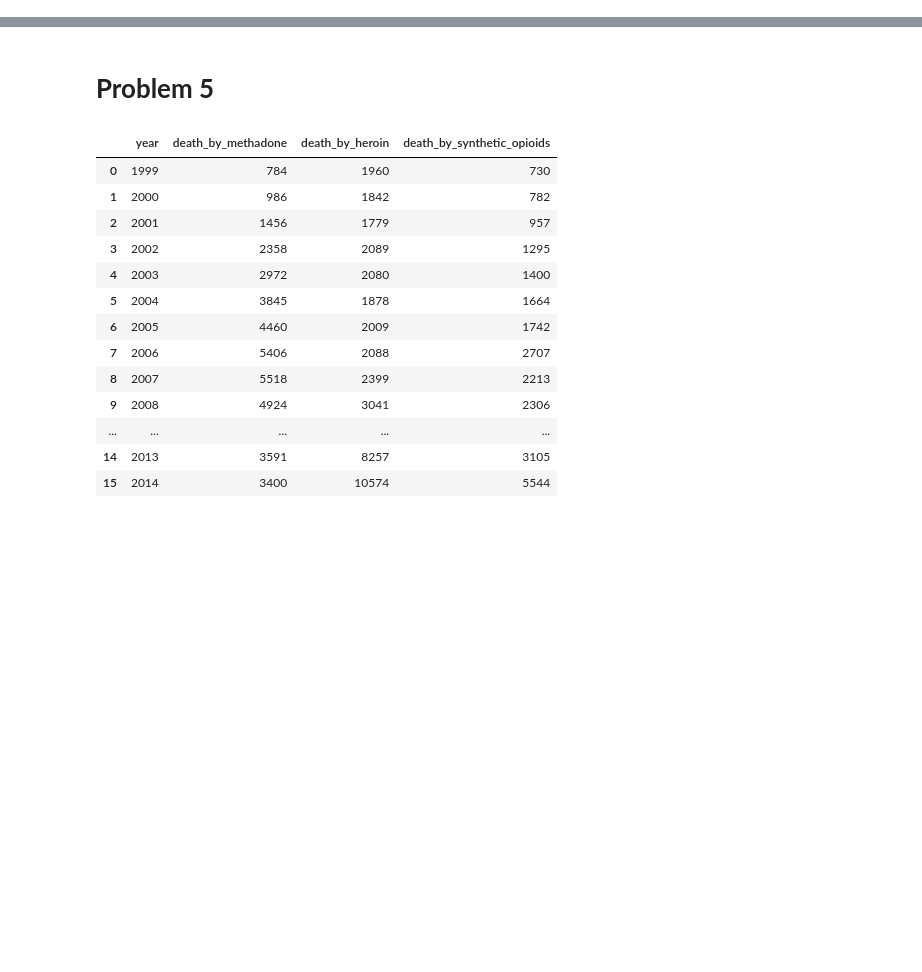
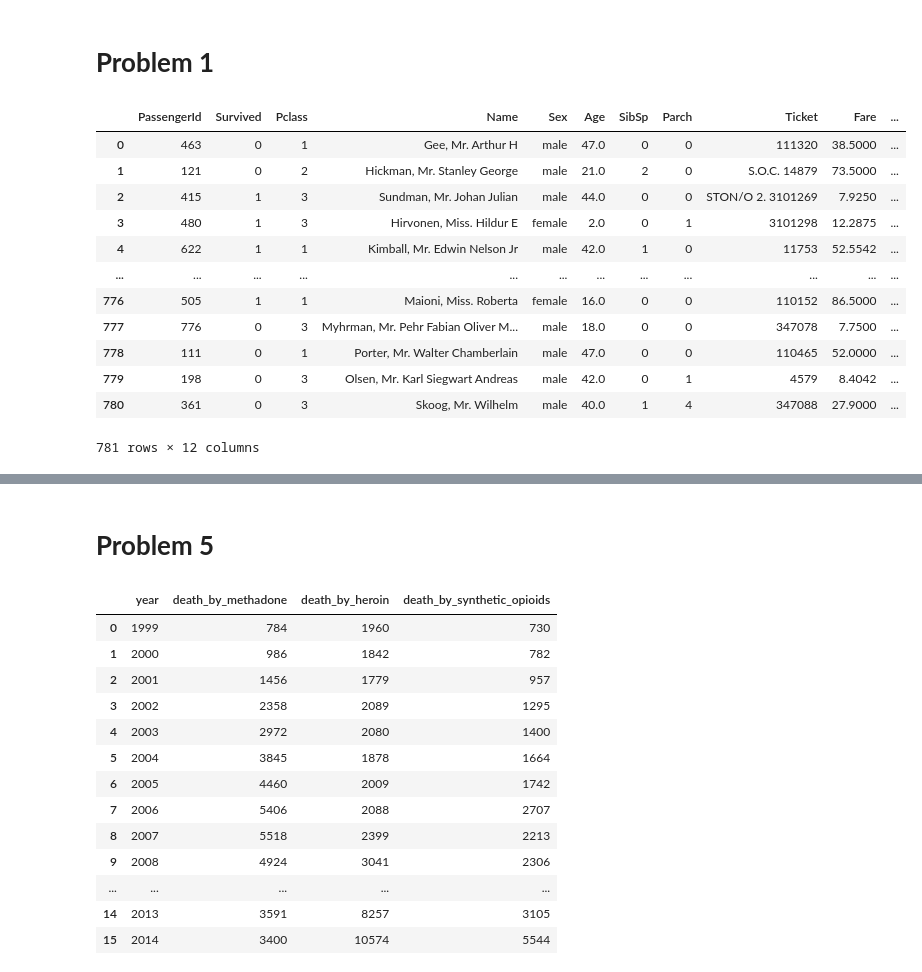
Before and after one commit to BhuvneshSain/my-notebooks, a Jupyter notebook: Assignment_2_1_.ipynb, the cells around one changed output, grey strips where cells are left out. Drawn from its saved outputs; the diff is of its cells as text; code cells hidden in the pictures; blank space fills up the shorter version.

```diff
--- a/Assignment_2_1_.ipynb
+++ b/Assignment_2_1_.ipynb
@@ -5,0 +7,19 @@ import numpy as np
+# %% [markdown]
+# **Problem 1**
+# %%
+df=pd.read_csv('Titanic.csv')
+df
+# %% [output]
+|  | PassengerId | Survived | Pclass | Name | Sex | Age | SibSp | Parch | Ticket | Fare | ... |
+| 0 | 463 | 0 | 1 | Gee, Mr. Arthur H | male | 47.0 | 0 | 0 | 111320 | 38.5000 | ... |
+| 1 | 121 | 0 | 2 | Hickman, Mr. Stanley George | male | 21.0 | 2 | 0 | S.O.C. 14879 | 73.5000 | ... |
+| 2 | 415 | 1 | 3 | Sundman, Mr. Johan Julian | male | 44.0 | 0 | 0 | STON/O 2. 3101269 | 7.9250 | ... |
+| 3 | 480 | 1 | 3 | Hirvonen, Miss. Hildur E | female | 2.0 | 0 | 1 | 3101298 | 12.2875 | ... |
+| 4 | 622 | 1 | 1 | Kimball, Mr. Edwin Nelson Jr | male | 42.0 | 1 | 0 | 11753 | 52.5542 | ... |
+| ... | ... | ... | ... | ... | ... | ... | ... | ... | ... | ... | ... |
+| 776 | 505 | 1 | 1 | Maioni, Miss. Roberta | female | 16.0 | 0 | 0 | 110152 | 86.5000 | ... |
+| 777 | 776 | 0 | 3 | Myhrman, Mr. Pehr Fabian Oliver M... | male | 18.0 | 0 | 0 | 347078 | 7.7500 | ... |
+| 778 | 111 | 0 | 1 | Porter, Mr. Walter Chamberlain | male | 47.0 | 0 | 0 | 110465 | 52.0000 | ... |
+| 779 | 198 | 0 | 3 | Olsen, Mr. Karl Siegwart Andreas | male | 42.0 | 0 | 1 | 4579 | 8.4042 | ... |
+| 780 | 361 | 0 | 3 | Skoog, Mr. Wilhelm | male | 40.0 | 1 | 4 | 347088 | 27.9000 | ... |
+781 rows × 12 columns
```
Also changed, not shown: parts of 7 cells of this notebook.
